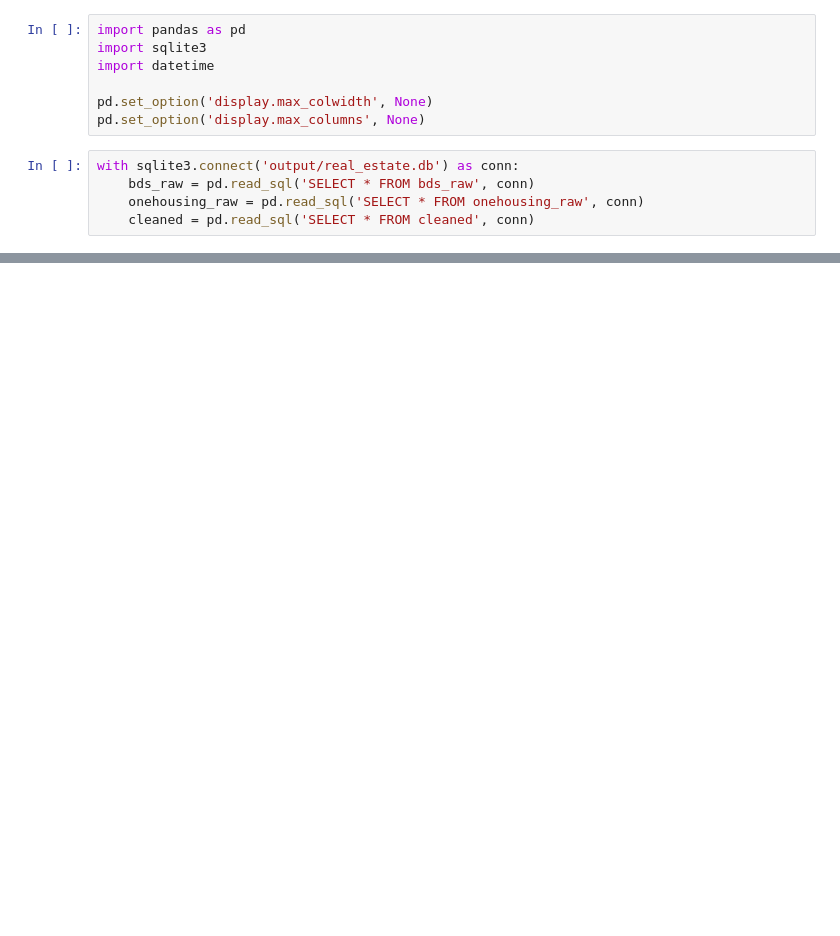
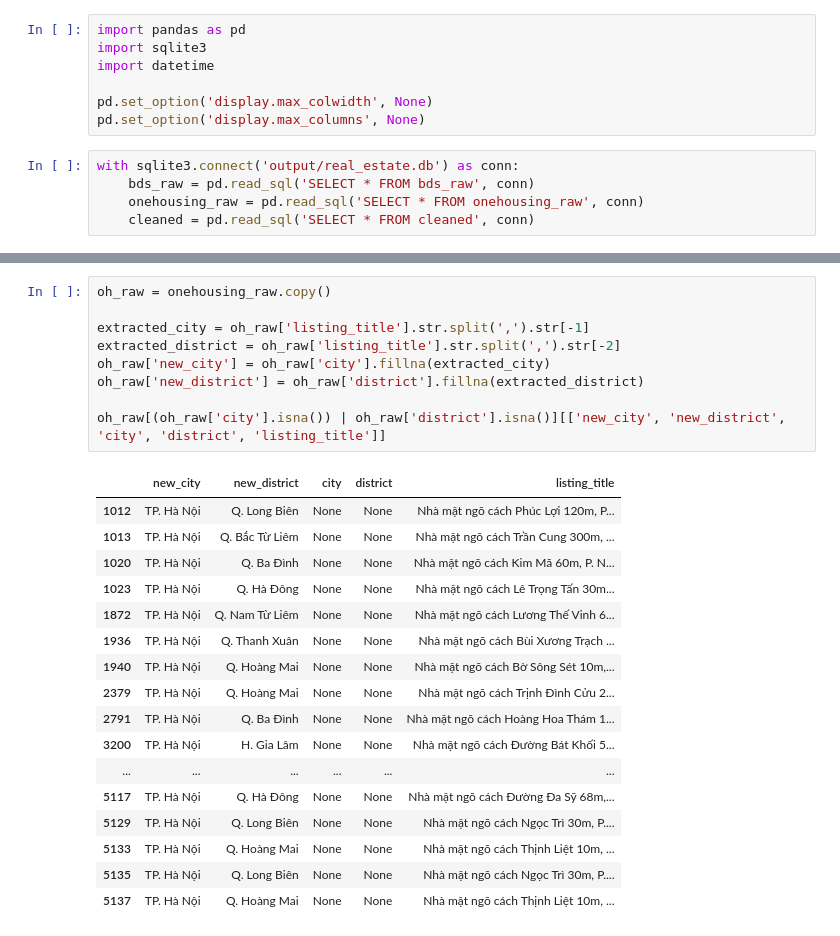
Before and after one commit to PhamMaiLinh-2403/estates-app, a Jupyter notebook: test.ipynb, the cells around one changed output, grey strips where cells are left out. Drawn from its saved outputs; the diff is of its cells as text; blank space fills up the shorter version.

```diff
--- a/test.ipynb
+++ b/test.ipynb
@@ -12,0 +116,27 @@ with sqlite3.connect('output/real_estate.db') as conn:
+# %%
+oh_raw = onehousing_raw.copy()
+
+extracted_city = oh_raw['listing_title'].str.split(',').str[-1]
+extracted_district = oh_raw['listing_title'].str.split(',').str[-2]
+oh_raw['new_city'] = oh_raw['city'].fillna(extracted_city)
+oh_raw['new_district'] = oh_raw['district'].fillna(extracted_district)
+
+oh_raw[(oh_raw['city'].isna()) | oh_raw['district'].isna()][['new_city', 'new_district', 'city', 'district', 'listing_title']]
+# %% [output]
+|  | new_city | new_district | city | district | listing_title |
+| 1012 | TP. Hà Nội | Q. Long Biên | None | None | Nhà mặt ngõ cách Phúc Lợi 120m, P... |
+| 1013 | TP. Hà Nội | Q. Bắc Từ Liêm | None | None | Nhà mặt ngõ cách Trần Cung 300m, ... |
+| 1020 | TP. Hà Nội | Q. Ba Đình | None | None | Nhà mặt ngõ cách Kim Mã 60m, P. N... |
+| 1023 | TP. Hà Nội | Q. Hà Đông | None | None | Nhà mặt ngõ cách Lê Trọng Tấn 30m... |
+| 1872 | TP. Hà Nội | Q. Nam Từ Liêm | None | None | Nhà mặt ngõ cách Lương Thế Vinh 6... |
+| 1936 | TP. Hà Nội | Q. Thanh Xuân | None | None | Nhà mặt ngõ cách Bùi Xương Trạch ... |
+| 1940 | TP. Hà Nội | Q. Hoàng Mai | None | None | Nhà mặt ngõ cách Bờ Sông Sét 10m,... |
+| 2379 | TP. Hà Nội | Q. Hoàng Mai | None | None | Nhà mặt ngõ cách Trịnh Đình Cửu 2... |
+| 2791 | TP. Hà Nội | Q. Ba Đình | None | None | Nhà mặt ngõ cách Hoàng Hoa Thám 1... |
+| 3200 | TP. Hà Nội | H. Gia Lâm | None | None | Nhà mặt ngõ cách Đường Bát Khối 5... |
+| ... | ... | ... | ... | ... | ... |
+| 5117 | TP. Hà Nội | Q. Hà Đông | None | None | Nhà mặt ngõ cách Đường Đa Sỹ 68m,... |
+| 5129 | TP. Hà Nội | Q. Long Biên | None | None | Nhà mặt ngõ cách Ngọc Trì 30m, P.... |
+| 5133 | TP. Hà Nội | Q. Hoàng Mai | None | None | Nhà mặt ngõ cách Thịnh Liệt 10m, ... |
+| 5135 | TP. Hà Nội | Q. Long Biên | None | None | Nhà mặt ngõ cách Ngọc Trì 30m, P.... |
+| 5137 | TP. Hà Nội | Q. Hoàng Mai | None | None | Nhà mặt ngõ cách Thịnh Liệt 10m, ... |
```
Also changed, not shown: parts of 33 cells of this notebook, 6 other files.
